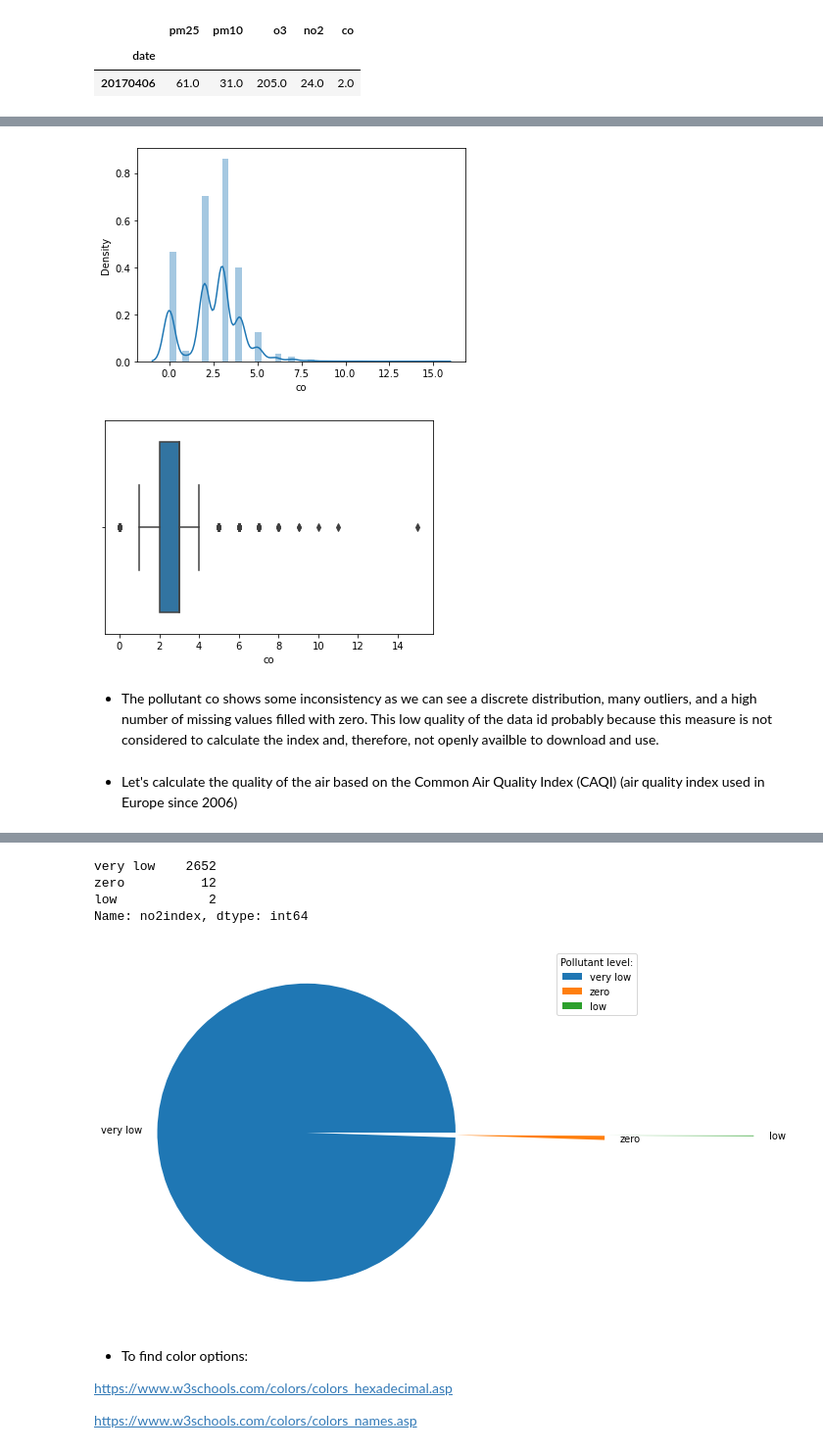
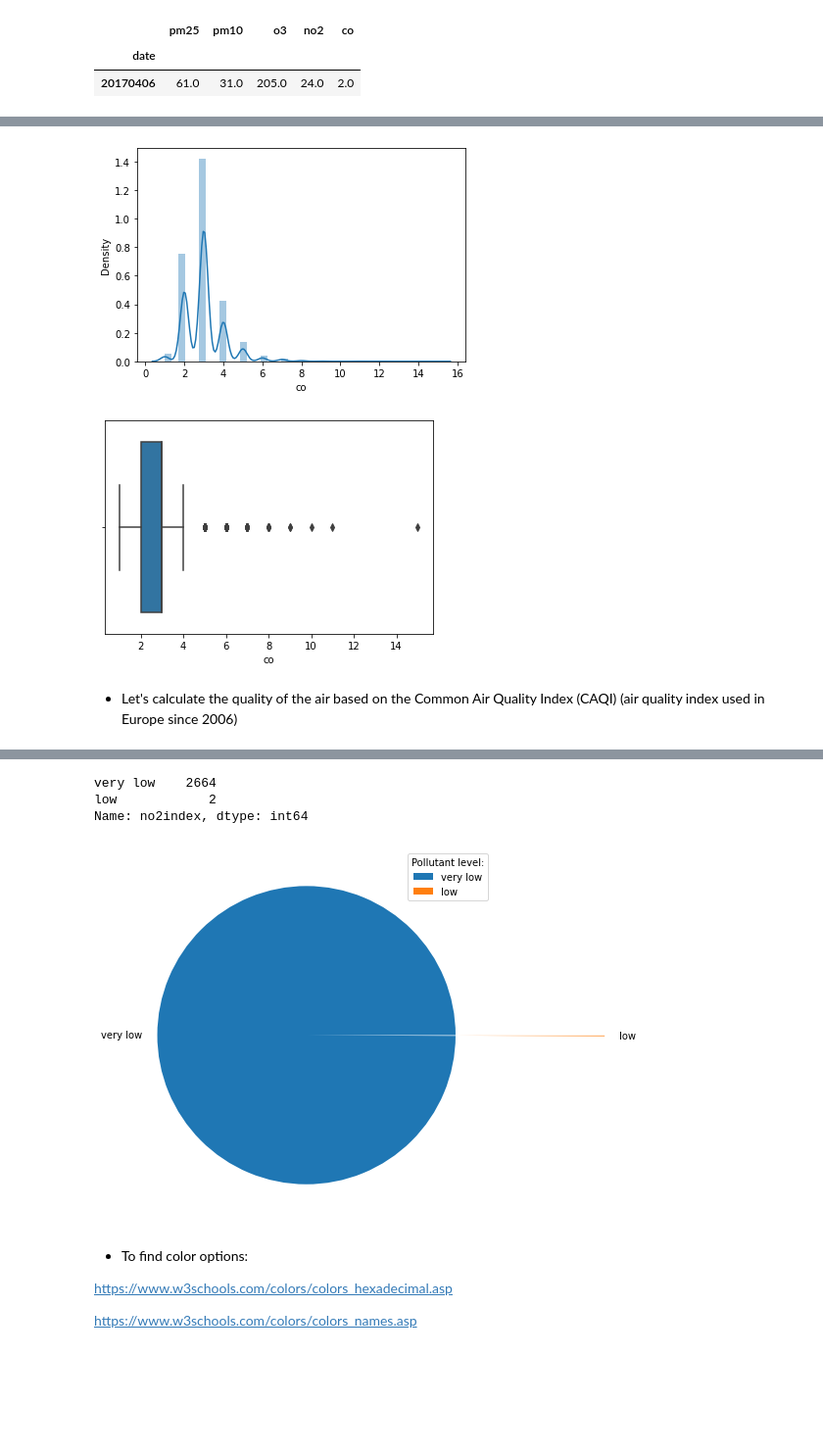
Before and after one commit to ClauCarloni/data_final_project, a Jupyter notebook: air_quality.ipynb, the cells around one changed output, grey strips where cells are left out. Shown at 98% size. Cells and saved outputs as stored; diff of their text form; code cells hidden in the pictures; blank space fills up the shorter version.

Commit message:
Adding updated air_quality notebook before lunch25/11/2021

```diff
--- a/air_quality.ipynb
+++ b/air_quality.ipynb
@@ -127,9 +130,10 @@ print(pm25, pm10, o3, no2)
 # %% [markdown]
 - We have a problem with spaces (' ') -> Replacing spaces (' ') for empty ('')
 # %%
-for x in air_quality.columns:
-    a = air_quality[x].dtypes == 'object'
-    if a == True:
-        air_quality[x] = [x.strip(' ') for x in air_quality[x]]
-    else:
-        pass
+def spaceout(df):
+    for x in df.columns:
+        a = df[x].dtypes == 'object'
+        if a == True:
+            df[x] = [x.strip(' ') for x in df[x]]
+        else:
+            pass
@@ -136,5 +142,10 @@ for x in air_quality.columns:
 # %% [markdown]
 - As now all the information in the data frame looks like numeric let's convert all columns to numeric
 # %%
-for x in air_quality.columns:
-    air_quality[x] =  pd.to_numeric(air_quality[x], errors='coerce')
+def numeric(df):
+    for x in df.columns:
+        a = df[x].dtypes == 'object'
+        if a == True:
+            df[x] = pd.to_numeric(df[x], errors='coerce')
+        else:
+            pass
@@ -185,5 +198,3 @@ aqNaN
 air_quality = air_quality.drop(['so2'], axis=1)
 # %% [markdown]
 - Filling NaNs
-# %%
-air_quality = air_quality.replace(np.nan, 0)
@@ -336,14 +360,12 @@ plt.show()
 sns.distplot(air_quality['co'], bins=40)
 plt.show()
 # %% [output]
-[figure, old version]
+[figure, new version]
 # %%
 sns.boxplot(x='co', data=air_quality)
 plt.show()
 # %% [output]
-[figure, old version]
+[figure, new version]
-# %% [markdown]
-- The pollutant co shows some inconsistency as we can see a discrete distribution, many outliers, and a high number of missing values filled with zero. This low quality of the data id probably because this measure is not considered to calculate the index and, therefore, not openly availble to download and use.
 # %% [markdown]
 - Let's calculate the quality of the air based on the Common Air Quality Index (CAQI) (air quality index used in Europe since 2006)
 # %% [markdown]
@@ -373,31 +395,30 @@ air_quality['no2index'] = no2index
 # %%
 air_quality['no2index'].value_counts() # Imbalanced data identified
 # %% [output]
-very low    2652
-zero          12
+very low    2664
 low            2
 Name: no2index, dtype: int64
 # %%
 # Creating dataset
-index = ['very low', 'zero', 'low'] #, 'medium', 'high', 'very high']
+index = ['very low', 'low'] #, 'medium', 'high', 'very high']
 
 no2 = air_quality['no2index'].value_counts().tolist()
 
 # Explode
-myexplode = [1 , 0, 1]
+myexplode = [0 , 1]
 
 # Formating
 #mycolors = ["black", "hotpink", "b", "#4CAF50"]
 
 # Creating plot
 fig = plt.figure(figsize =(10, 7))
 plt.pie(no2, labels = index, explode = myexplode) # , shadow = True, colors = mycolors)
 
 # show plot
 plt.legend(title = "Pollutant level:")
 plt.show()
 # %% [output]
-[figure, old version]
+[figure, new version]
 # %% [markdown]
 - To find color options:
 
```
Also changed, not shown: parts of 40 cells of this notebook.
